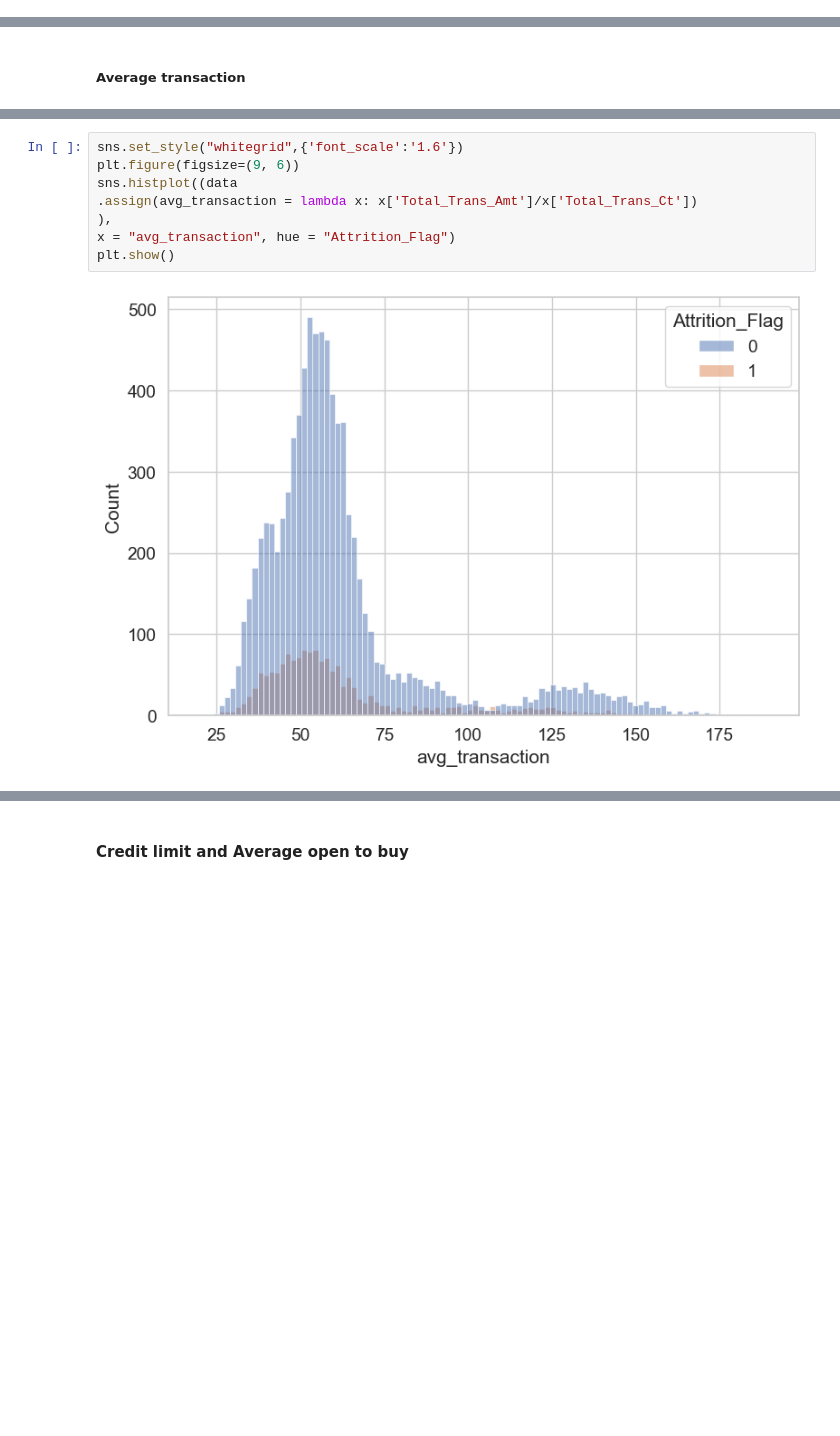
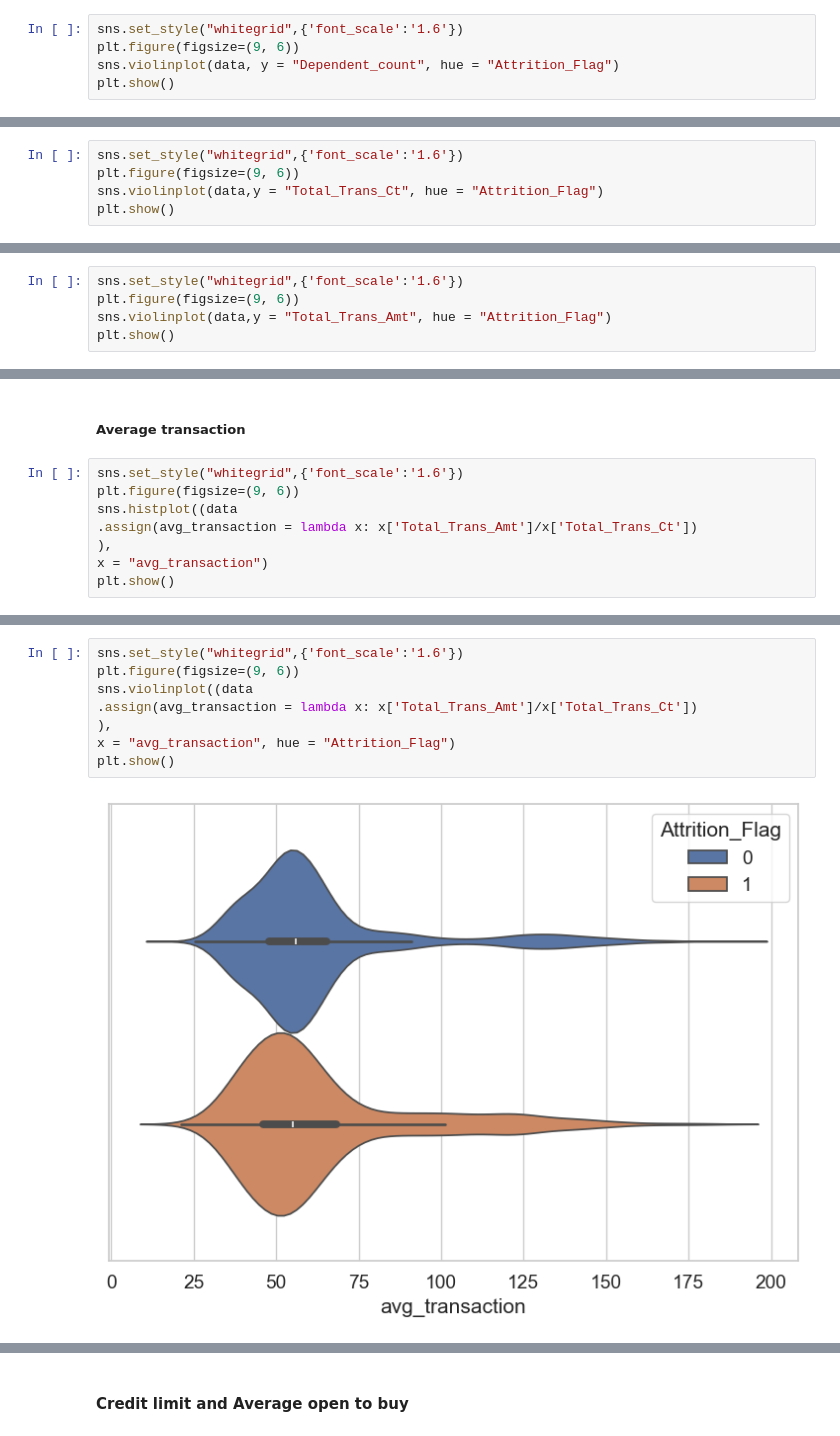
Before and after one commit to kasiadybcio/Credit_card, a Jupyter notebook: 1.eda.ipynb, the cells around one changed output, grey strips where cells are left out. Saved outputs shown, nothing was run; the diff lists cells and outputs as text; blank space fills up the shorter version.

```diff
--- a/1.eda.ipynb
+++ b/1.eda.ipynb
@@ -594,0 +598,5 @@ plt.show()
+# %%
+sns.set_style("whitegrid",{'font_scale':'1.6'})
+plt.figure(figsize=(9, 6))
+sns.violinplot(data, y = "Dependent_count", hue = "Attrition_Flag")
+plt.show()
@@ -657,3 +668,8 @@ sns.histplot(data,x = "Total_Trans_Ct", hue = "Attrition_Flag")
 plt.show()
 # %% [output]
 [figure]
+# %%
+sns.set_style("whitegrid",{'font_scale':'1.6'})
+plt.figure(figsize=(9, 6))
+sns.violinplot(data,y = "Total_Trans_Ct", hue = "Attrition_Flag")
+plt.show()
@@ -666,3 +684,8 @@ sns.histplot(data,x = "Total_Trans_Amt", hue = "Attrition_Flag")
 plt.show()
 # %% [output]
 [figure]
+# %%
+sns.set_style("whitegrid",{'font_scale':'1.6'})
+plt.figure(figsize=(9, 6))
+sns.violinplot(data,y = "Total_Trans_Amt", hue = "Attrition_Flag")
+plt.show()
@@ -678,2 +704,10 @@ plt.show()
 # %% [markdown]
 ##### Average transaction
+# %%
+sns.set_style("whitegrid",{'font_scale':'1.6'})
+plt.figure(figsize=(9, 6))
+sns.histplot((data
+.assign(avg_transaction = lambda x: x['Total_Trans_Amt']/x['Total_Trans_Ct'])
+),
+x = "avg_transaction")
+plt.show()
@@ -680,10 +716,10 @@ plt.show()
 # %%
 sns.set_style("whitegrid",{'font_scale':'1.6'})
 plt.figure(figsize=(9, 6))
-sns.histplot((data
+sns.violinplot((data
 .assign(avg_transaction = lambda x: x['Total_Trans_Amt']/x['Total_Trans_Ct'])
 ),
 x = "avg_transaction", hue = "Attrition_Flag")
 plt.show()
 # %% [output]
-[figure, old version]
+[figure, new version]
```
Also changed, not shown: parts of 53 cells of this notebook.
